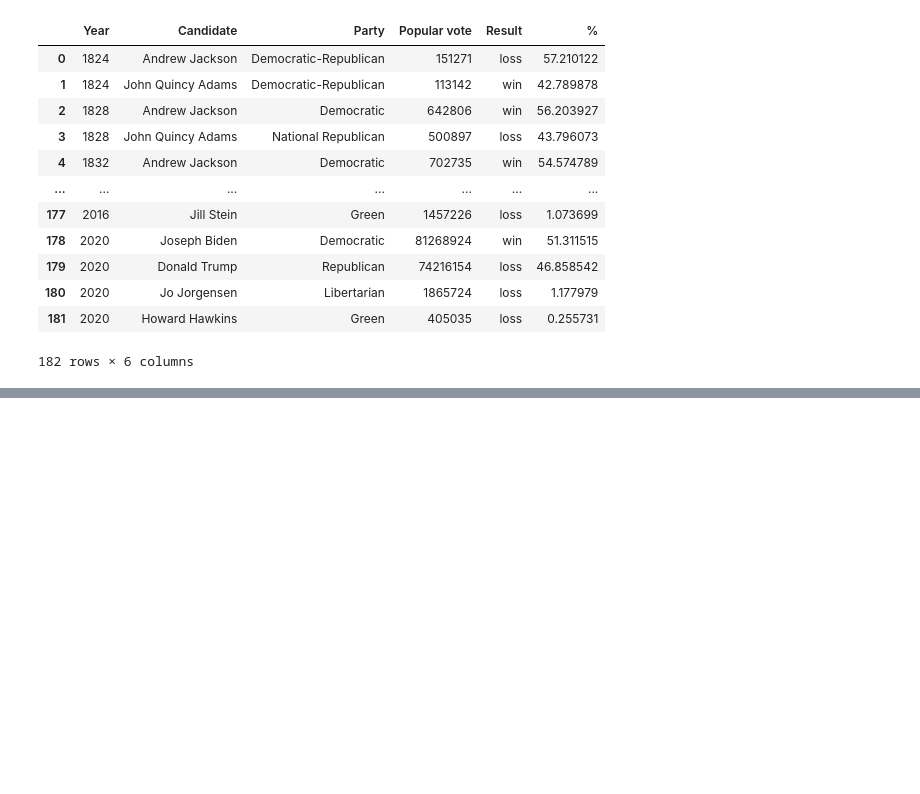
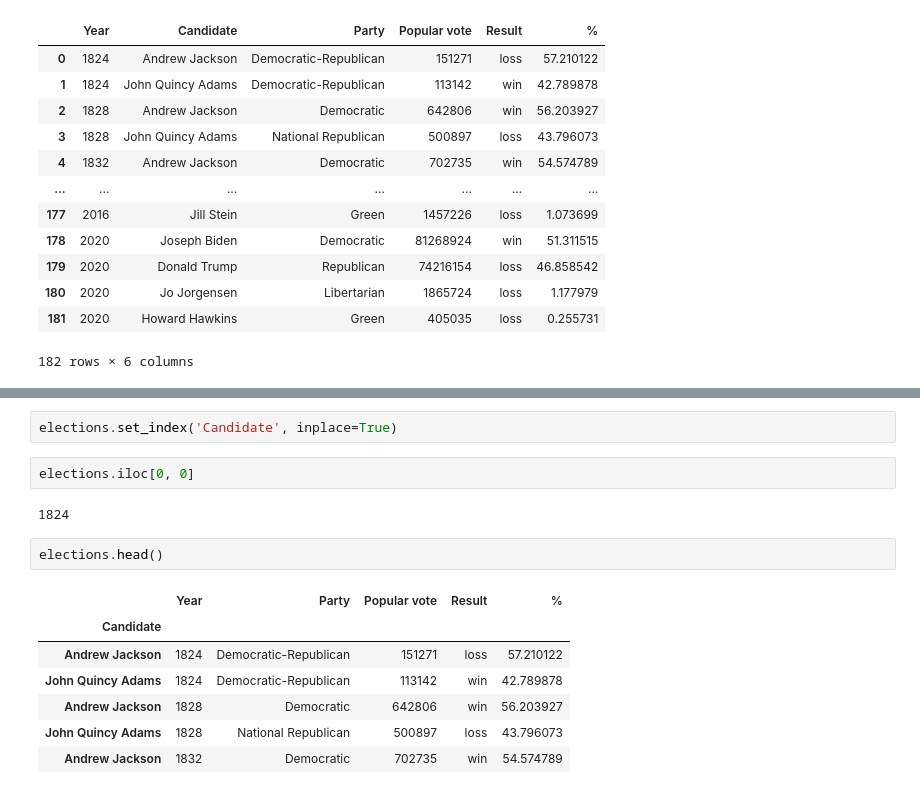
Before and after one commit to 11e11/data100fa24-student, a Jupyter notebook: lecture/lec02/mylec02.ipynb, the cells around one changed output, grey strips where cells are left out. Drawn from its saved outputs; the diff is of its cells as text; blank space fills up the shorter version.

```diff
--- a/lecture/lec02/mylec02.ipynb
+++ b/lecture/lec02/mylec02.ipynb
@@ -19,0 +205,16 @@ elections
+# %%
+elections.set_index('Candidate', inplace=True)
+# %%
+elections.iloc[0, 0]
+# %% [output]
+1824
+# %%
+elections.head()
+# %% [output]
+|  | Year | Party | Popular vote | Result | % |
+| Candidate |  |  |  |  |  |
+| Andrew Jackson | 1824 | Democratic-Republican | 151271 | loss | 57.210122 |
+| John Quincy Adams | 1824 | Democratic-Republican | 113142 | win | 42.789878 |
+| Andrew Jackson | 1828 | Democratic | 642806 | win | 56.203927 |
+| John Quincy Adams | 1828 | National Republican | 500897 | loss | 43.796073 |
+| Andrew Jackson | 1832 | Democratic | 702735 | win | 54.574789 |
```
Also changed, not shown: parts of 26 cells of this notebook.
